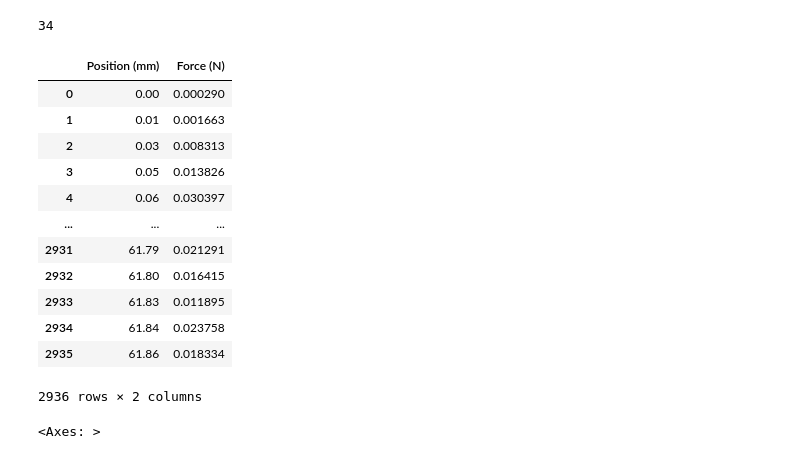
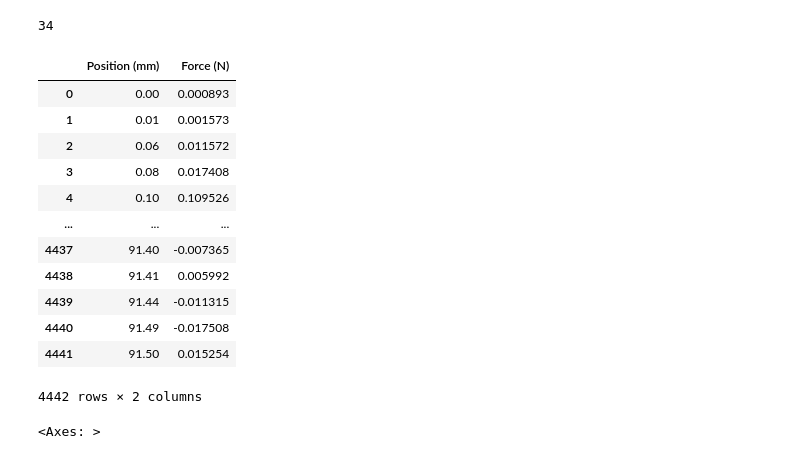
Before and after one commit to tomtex-zach/instron_analysis_repo, a Jupyter notebook: pkg demo/package demo.ipynb, the cells around one changed output. Drawn from its saved outputs; the diff is of its cells as text; code cells hidden in the pictures.

```diff
--- a/pkg demo/package demo.ipynb
+++ b/pkg demo/package demo.ipynb
@@ -116,21 +114,21 @@ len(dfs)
 # %%
 # To look at one DataFrame individually:
 
-dfs[4]
+dfs[29]
 # %% [output]
 |  | Position (mm) | Force (N) |
-| 0 | 0.00 | 0.000290 |
-| 1 | 0.01 | 0.001663 |
-| 2 | 0.03 | 0.008313 |
-| 3 | 0.05 | 0.013826 |
-| 4 | 0.06 | 0.030397 |
+| 0 | 0.00 | 0.000893 |
+| 1 | 0.01 | 0.001573 |
+| 2 | 0.06 | 0.011572 |
+| 3 | 0.08 | 0.017408 |
+| 4 | 0.10 | 0.109526 |
 | ... | ... | ... |
-| 2931 | 61.79 | 0.021291 |
-| 2932 | 61.80 | 0.016415 |
-| 2933 | 61.83 | 0.011895 |
-| 2934 | 61.84 | 0.023758 |
-| 2935 | 61.86 | 0.018334 |
+| 4437 | 91.40 | -0.007365 |
+| 4438 | 91.41 | 0.005992 |
+| 4439 | 91.44 | -0.011315 |
+| 4440 | 91.49 | -0.017508 |
+| 4441 | 91.50 | 0.015254 |
-2936 rows × 2 columns
+4442 rows × 2 columns
 # %%
 # Or even plot it! (With the DataFrames "plot" attribute)
 
```
Also changed, not shown: parts of 12 cells of this notebook, 3 other files.
